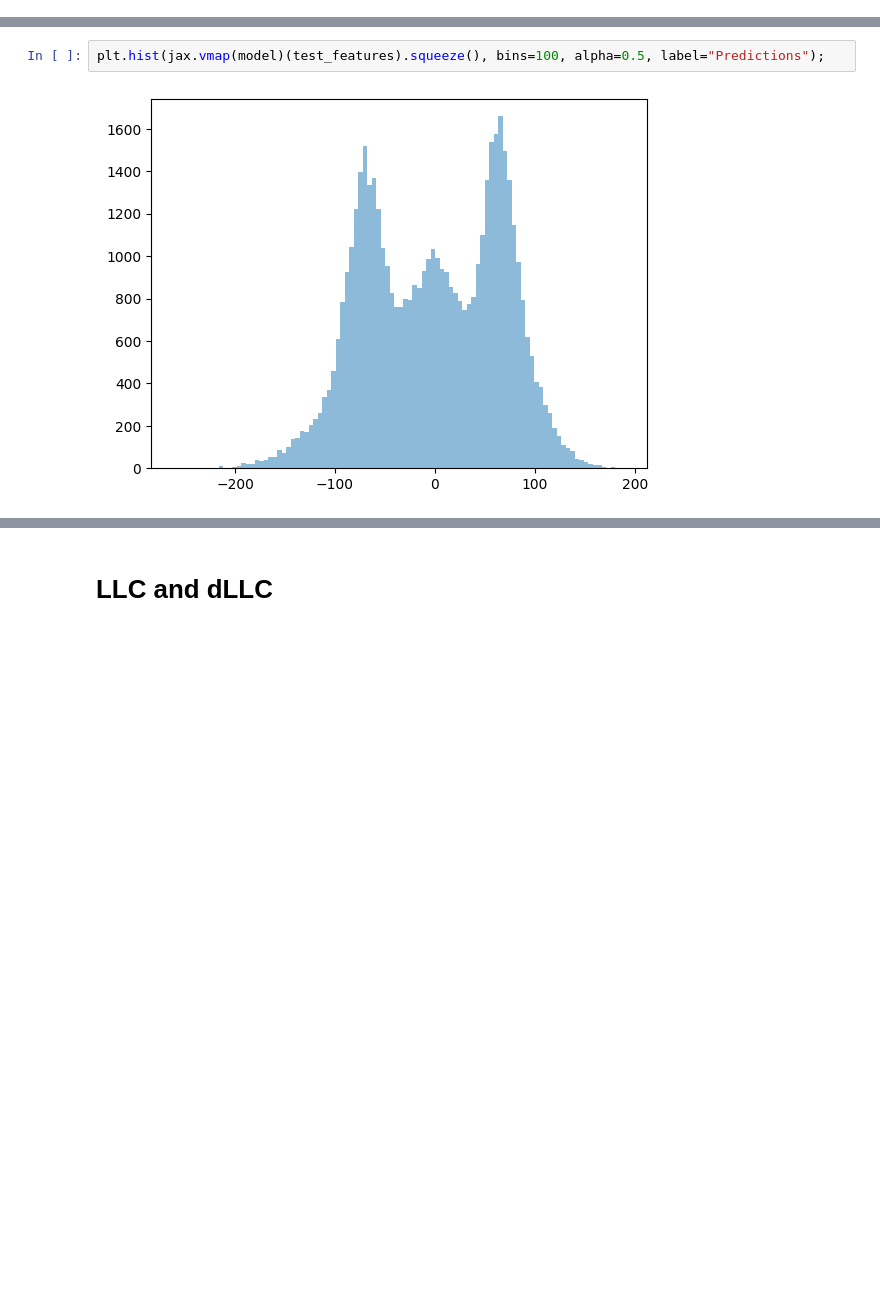
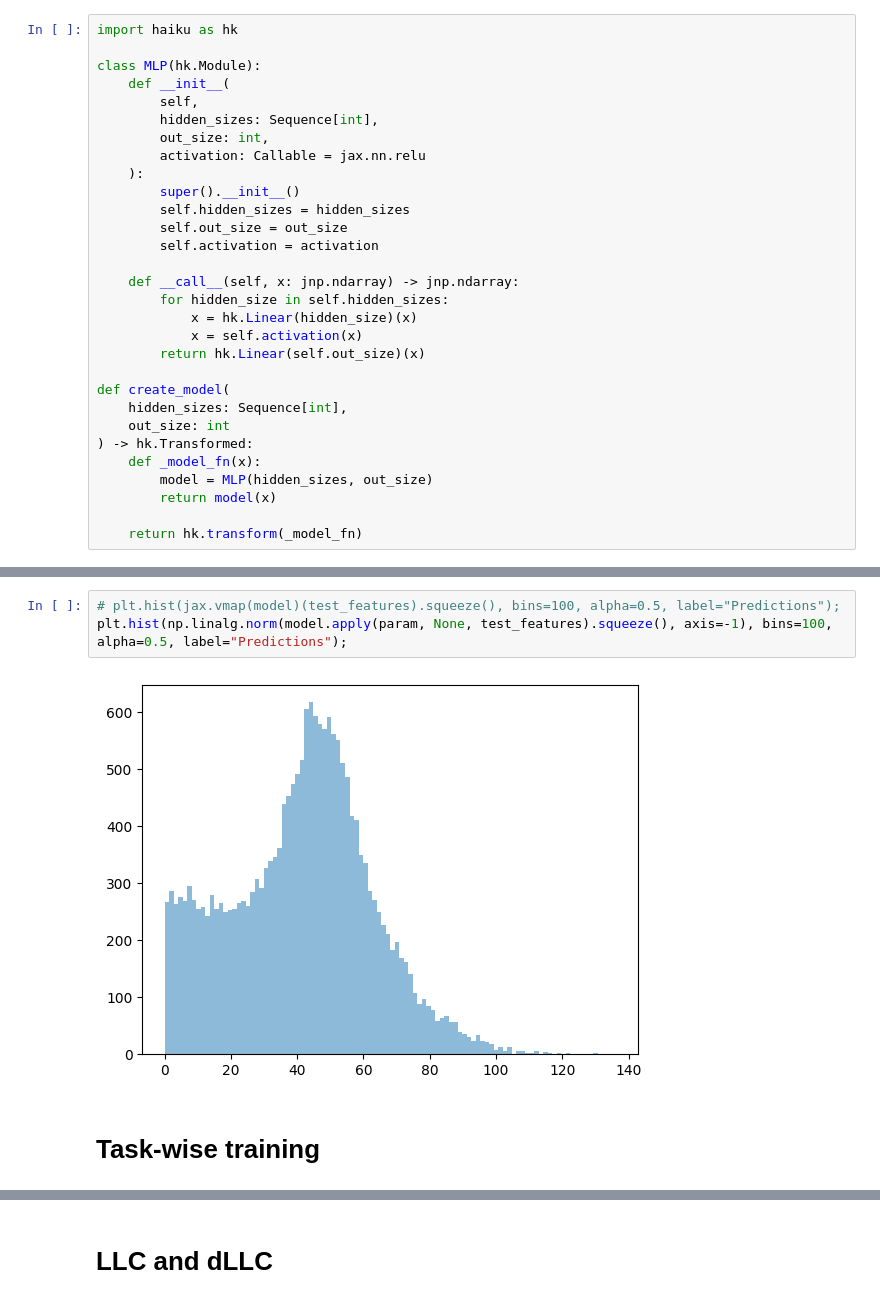
Before and after one commit to edmundlth/neural_network_stagewise_learning, a Jupyter notebook: multitask_sparse_parity.ipynb, the cells around one changed output, grey strips where cells are left out. Drawn from its saved outputs; the diff is of its cells as text; blank space fills up the shorter version.

```diff
--- a/multitask_sparse_parity.ipynb
+++ b/multitask_sparse_parity.ipynb
@@ -115,3 +35,33 @@ def data_generator(
+# %%
+import haiku as hk
+
+class MLP(hk.Module):
+    def __init__(
+        self,
+        hidden_sizes: Sequence[int],
+        out_size: int,
+        activation: Callable = jax.nn.relu
+    ):
+        super().__init__()
+        self.hidden_sizes = hidden_sizes
+        self.out_size = out_size
+        self.activation = activation
+
+    def __call__(self, x: jnp.ndarray) -> jnp.ndarray:
+        for hidden_size in self.hidden_sizes:
+            x = hk.Linear(hidden_size)(x)
+            x = self.activation(x)
+        return hk.Linear(self.out_size)(x)
+
+def create_model(
+    hidden_sizes: Sequence[int],
+    out_size: int
+) -> hk.Transformed:
+    def _model_fn(x):
+        model = MLP(hidden_sizes, out_size)
+        return model(x)
+
+    return hk.transform(_model_fn)
 # %%
 # config
 rngseed = 0
@@ -337,4 +377,7 @@ sns.lineplot(data=task_errors, x="step", y="error", hue="task", ax=ax, palette="
 # %%
-plt.hist(jax.vmap(model)(test_features).squeeze(), bins=100, alpha=0.5, label="Predictions");
+# plt.hist(jax.vmap(model)(test_features).squeeze(), bins=100, alpha=0.5, label="Predictions");
+plt.hist(np.linalg.norm(model.apply(param, None, test_features).squeeze(), axis=-1), bins=100, alpha=0.5, label="Predictions");
 # %% [output]
-[figure, old version]
+[figure, new version]
+# %% [markdown]
+# Task-wise training
```
Also changed, not shown: parts of 12 cells of this notebook, 1 other file.
